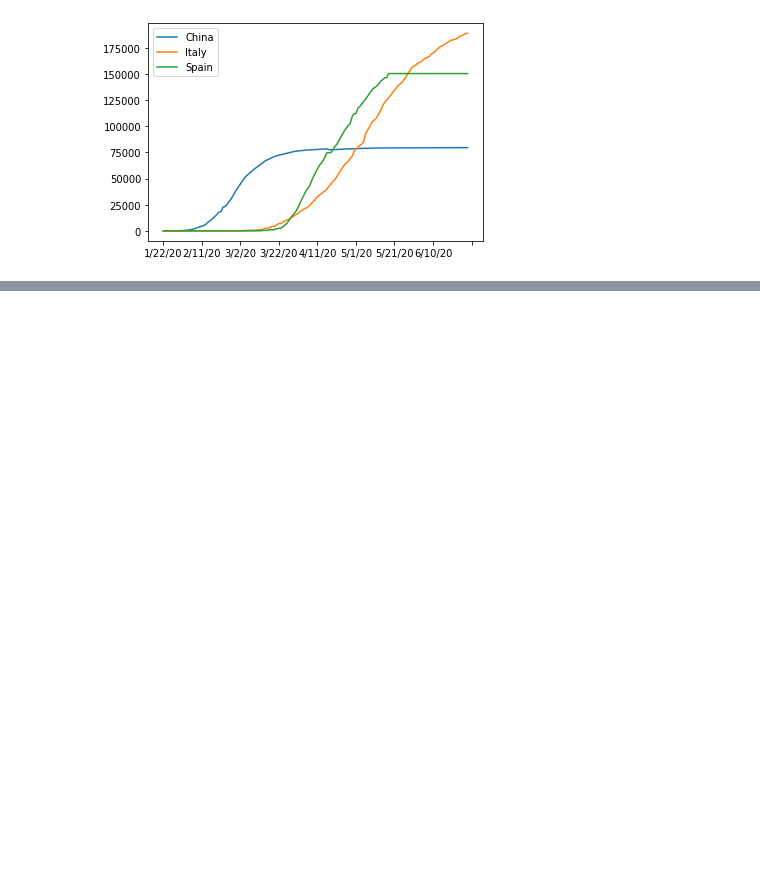
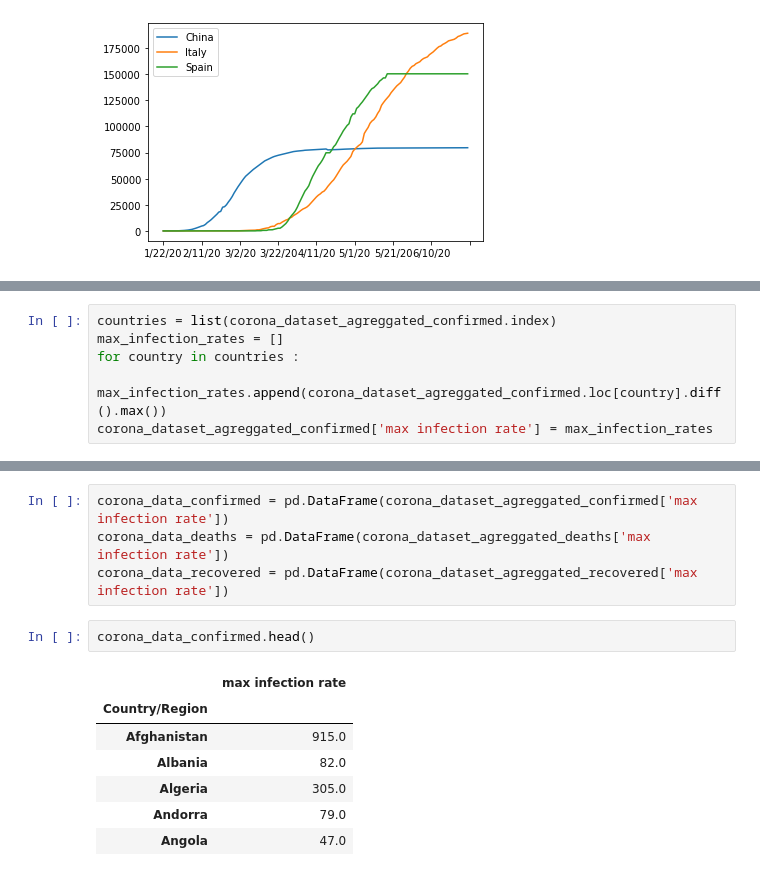
Before and after one commit to SarahLares/Covid-19-Data-Analysis, a Jupyter notebook: Covid_19_Data_Analysis.ipynb, the cells around one changed output, grey strips where cells are left out. Saved outputs shown, nothing was run; the diff lists cells and outputs as text; blank space fills up the shorter version.

```diff
--- a/Covid_19_Data_Analysis.ipynb
+++ b/Covid_19_Data_Analysis.ipynb
@@ -135,0 +159,6 @@ plt.legend();
+# %%
+countries = list(corona_dataset_agreggated_confirmed.index)
+max_infection_rates = []
+for country in countries :
+    max_infection_rates.append(corona_dataset_agreggated_confirmed.loc[country].diff().max())
+corona_dataset_agreggated_confirmed['max infection rate'] = max_infection_rates
@@ -135,0 +179,14 @@ plt.legend();
+# %%
+corona_data_confirmed = pd.DataFrame(corona_dataset_agreggated_confirmed['max infection rate'])
+corona_data_deaths = pd.DataFrame(corona_dataset_agreggated_deaths['max infection rate'])
+corona_data_recovered = pd.DataFrame(corona_dataset_agreggated_recovered['max infection rate'])
+# %%
+corona_data_confirmed.head()
+# %% [output]
+|  | max infection rate |
+| Country/Region |  |
+| Afghanistan | 915.0 |
+| Albania | 82.0 |
+| Algeria | 305.0 |
+| Andorra | 79.0 |
+| Angola | 47.0 |
```
Also changed, not shown: parts of 23 cells of this notebook.
